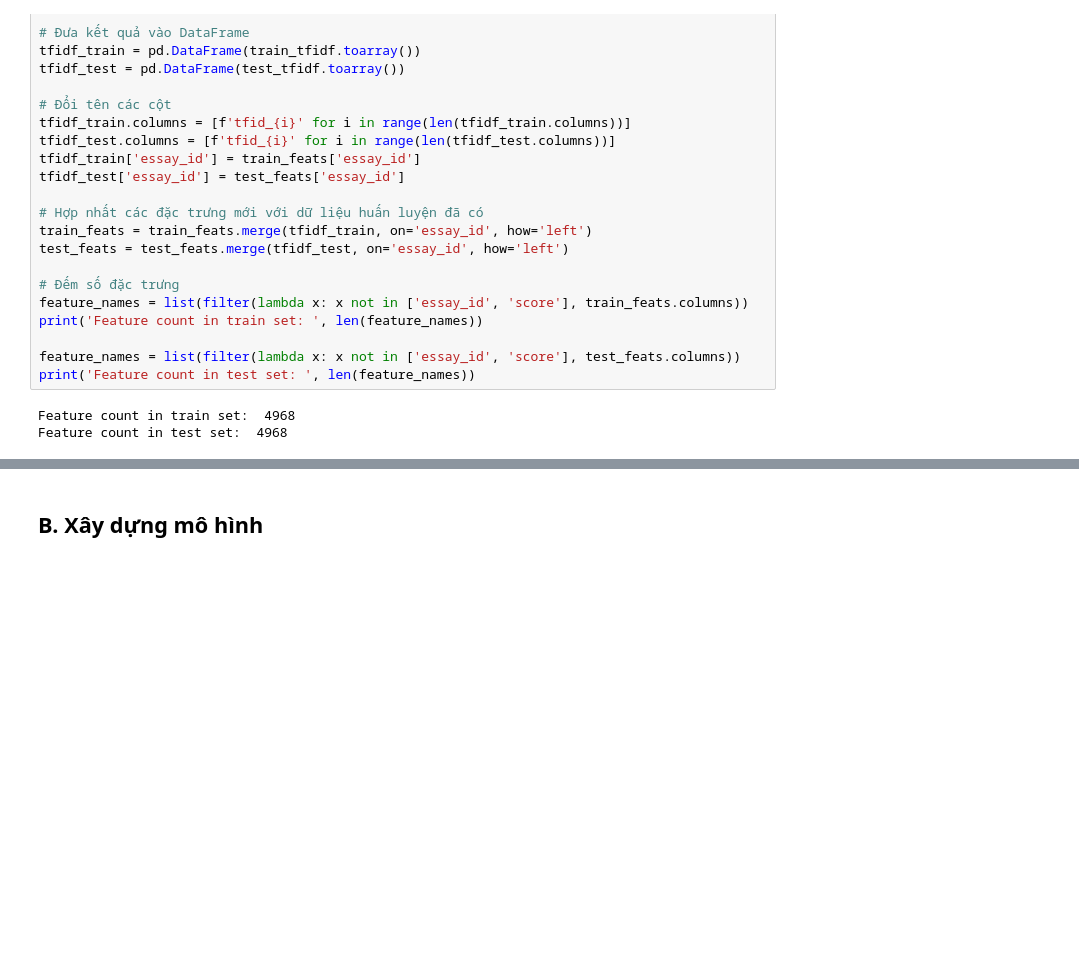
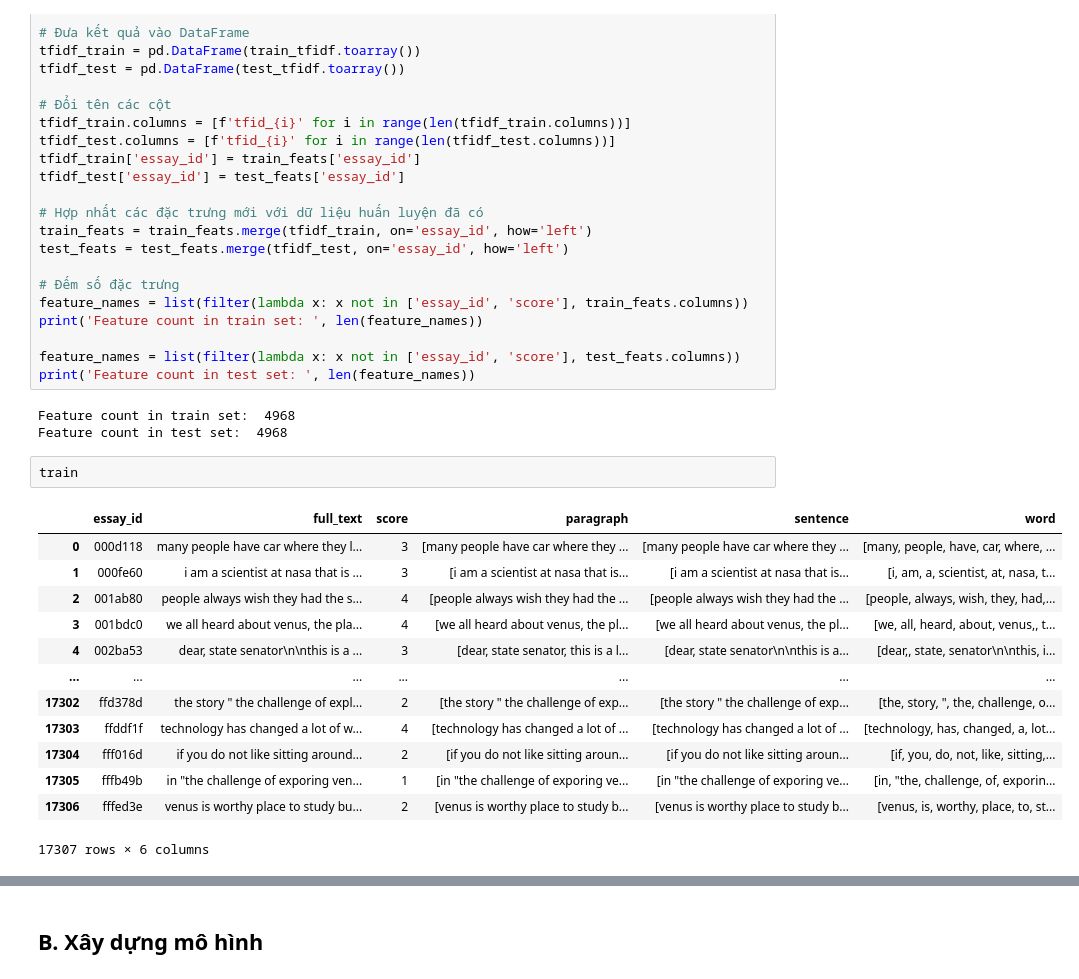
Before and after one commit to dagngyen/hcmus_23-24_automated-essay-scoring, a Jupyter notebook: model.ipynb, the cells around one changed output, grey strips where cells are left out. Cells and saved outputs as stored; diff of their text form; blank space fills up the shorter version.

```diff
--- a/model.ipynb
+++ b/model.ipynb
@@ -477,3 +464,19 @@ print('Feature count in test set: ', len(feature_names))
 # %% [output]
 Feature count in train set:  4968
 Feature count in test set:  4968
+# %%
+train
+# %% [output]
+|  | essay_id | full_text | score | paragraph | sentence | word |
+| 0 | 000d118 | many people have car where they l... | 3 | [many people have car where they ... | [many people have car where they ... | [many, people, have, car, where, ... |
+| 1 | 000fe60 | i am a scientist at nasa that is ... | 3 | [i am a scientist at nasa that is... | [i am a scientist at nasa that is... | [i, am, a, scientist, at, nasa, t... |
+| 2 | 001ab80 | people always wish they had the s... | 4 | [people always wish they had the ... | [people always wish they had the ... | [people, always, wish, they, had,... |
+| 3 | 001bdc0 | we all heard about venus, the pla... | 4 | [we all heard about venus, the pl... | [we all heard about venus, the pl... | [we, all, heard, about, venus,, t... |
+| 4 | 002ba53 | dear, state senator\n\nthis is a ... | 3 | [dear, state senator, this is a l... | [dear, state senator\n\nthis is a... | [dear,, state, senator\n\nthis, i... |
+| ... | ... | ... | ... | ... | ... | ... |
+| 17302 | ffd378d | the story " the challenge of expl... | 2 | [the story " the challenge of exp... | [the story " the challenge of exp... | [the, story, ", the, challenge, o... |
+| 17303 | ffddf1f | technology has changed a lot of w... | 4 | [technology has changed a lot of ... | [technology has changed a lot of ... | [technology, has, changed, a, lot... |
+| 17304 | fff016d | if you do not like sitting around... | 2 | [if you do not like sitting aroun... | [if you do not like sitting aroun... | [if, you, do, not, like, sitting,... |
+| 17305 | fffb49b | in "the challenge of exporing ven... | 1 | [in "the challenge of exporing ve... | [in "the challenge of exporing ve... | [in, "the, challenge, of, exporin... |
+| 17306 | fffed3e | venus is worthy place to study bu... | 2 | [venus is worthy place to study b... | [venus is worthy place to study b... | [venus, is, worthy, place, to, st... |
+17307 rows × 6 columns
```
Also changed, not shown: parts of 20 cells of this notebook.
